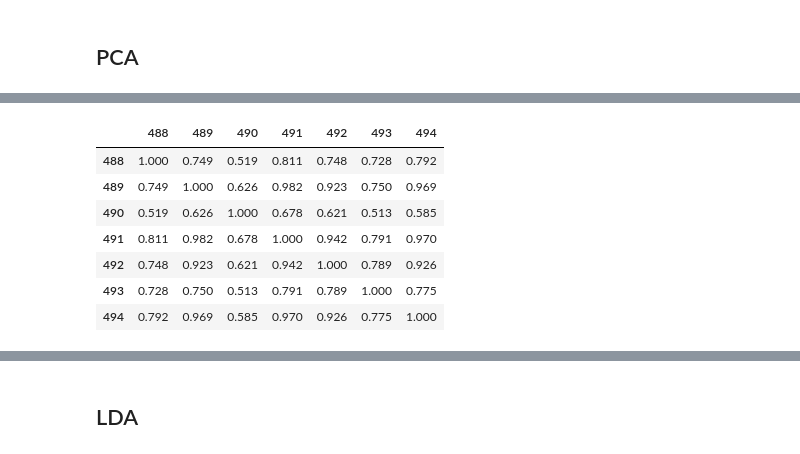
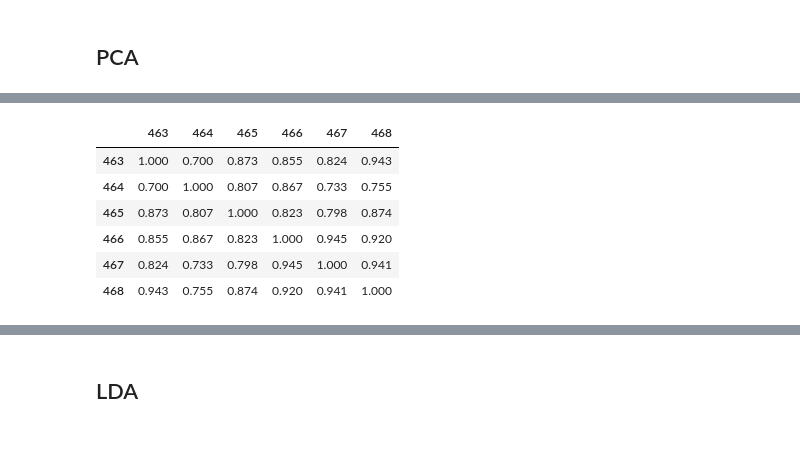
Before and after one commit to ramirezfranco/TMProject, a Jupyter notebook: PCA.ipynb, the cells around one changed output, grey strips where cells are left out. Cells and saved outputs as stored; diff of their text form; code cells hidden in the pictures.

```diff
--- a/PCA.ipynb
+++ b/PCA.ipynb
@@ -112,15 +116,14 @@ svd_topic_vectors.iloc[:6].dot(svd_topic_vectors.iloc[:6].T).round(3)
 # %%
 #AMLO
-svd_topic_vectors.iloc[488:].dot(svd_topic_vectors.iloc[488:].T).round(3)
+svd_topic_vectors.iloc[-6:].dot(svd_topic_vectors.iloc[-6:].T).round(3)
 # %% [output]
-|  | 488 | 489 | 490 | 491 | 492 | 493 | 494 |
-| 488 | 1.000 | 0.749 | 0.519 | 0.811 | 0.748 | 0.728 | 0.792 |
-| 489 | 0.749 | 1.000 | 0.626 | 0.982 | 0.923 | 0.750 | 0.969 |
-| 490 | 0.519 | 0.626 | 1.000 | 0.678 | 0.621 | 0.513 | 0.585 |
-| 491 | 0.811 | 0.982 | 0.678 | 1.000 | 0.942 | 0.791 | 0.970 |
-| 492 | 0.748 | 0.923 | 0.621 | 0.942 | 1.000 | 0.789 | 0.926 |
-| 493 | 0.728 | 0.750 | 0.513 | 0.791 | 0.789 | 1.000 | 0.775 |
-| 494 | 0.792 | 0.969 | 0.585 | 0.970 | 0.926 | 0.775 | 1.000 |
+|  | 463 | 464 | 465 | 466 | 467 | 468 |
+| 463 | 1.000 | 0.700 | 0.873 | 0.855 | 0.824 | 0.943 |
+| 464 | 0.700 | 1.000 | 0.807 | 0.867 | 0.733 | 0.755 |
+| 465 | 0.873 | 0.807 | 1.000 | 0.823 | 0.798 | 0.874 |
+| 466 | 0.855 | 0.867 | 0.823 | 1.000 | 0.945 | 0.920 |
+| 467 | 0.824 | 0.733 | 0.798 | 0.945 | 1.000 | 0.941 |
+| 468 | 0.943 | 0.755 | 0.874 | 0.920 | 0.941 | 1.000 |
 # %%
 #Anaya
 svd_topic_vectors.iloc[200:206].dot(svd_topic_vectors.iloc[200:206].T).round(3)
```
Also changed, not shown: parts of 22 cells of this notebook.
